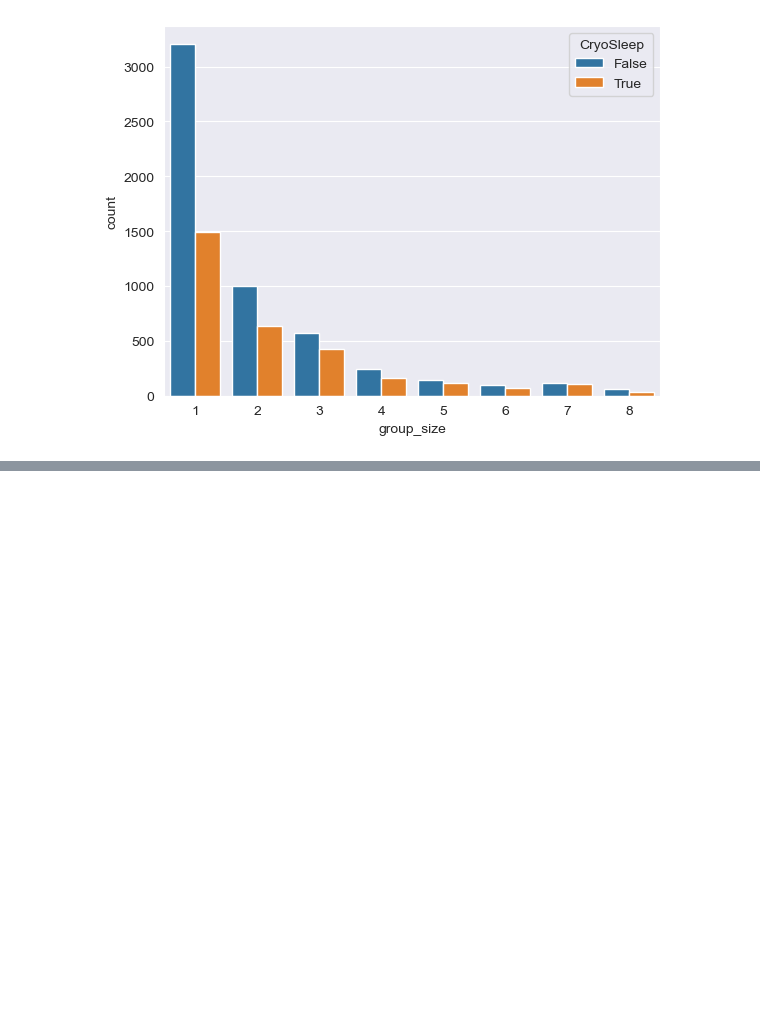
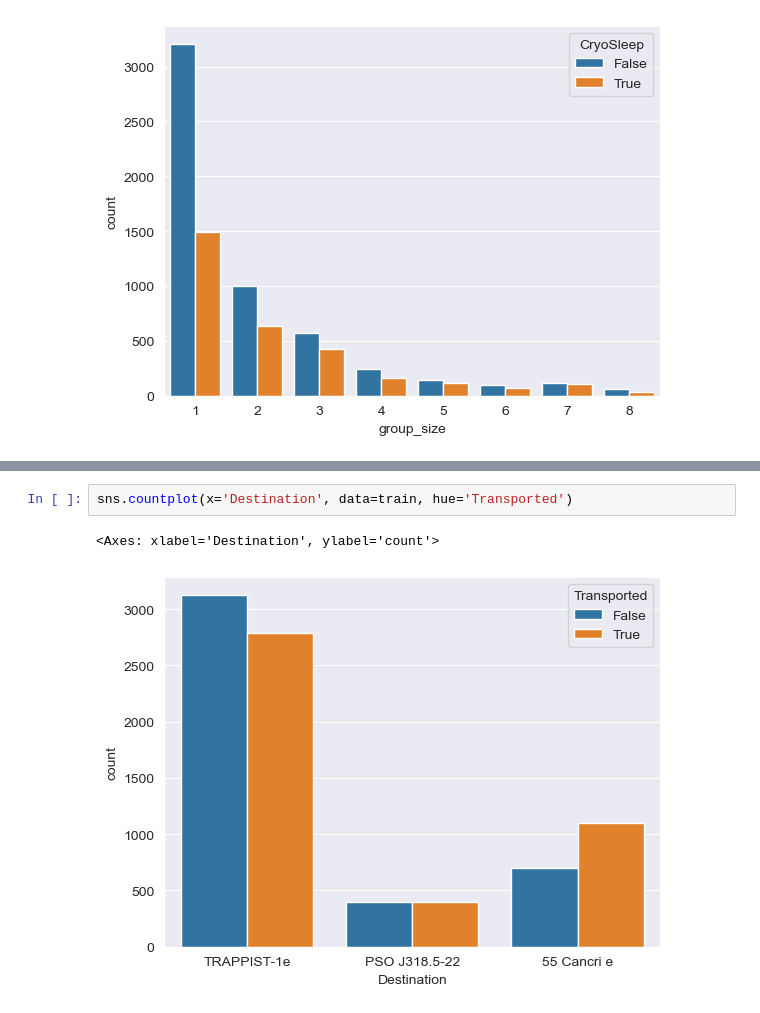
Before and after one commit to ef2nmddy/Spaceship_Titanic_EDA, a Jupyter notebook: Spaceship_Titanic.ipynb, the cells around one changed output, grey strips where cells are left out. Cells and saved outputs as stored; diff of their text form; blank space fills up the shorter version.

```diff
--- a/Spaceship_Titanic.ipynb
+++ b/Spaceship_Titanic.ipynb
@@ -323,0 +374,5 @@ sns.countplot(data=train, x='group_size', hue='CryoSleep')
+# %%
+sns.countplot(x='Destination', data=train, hue='Transported')
+# %% [output]
+<Axes: xlabel='Destination', ylabel='count'>
+[figure, added]
```
Also changed, not shown: parts of 30 cells of this notebook.
